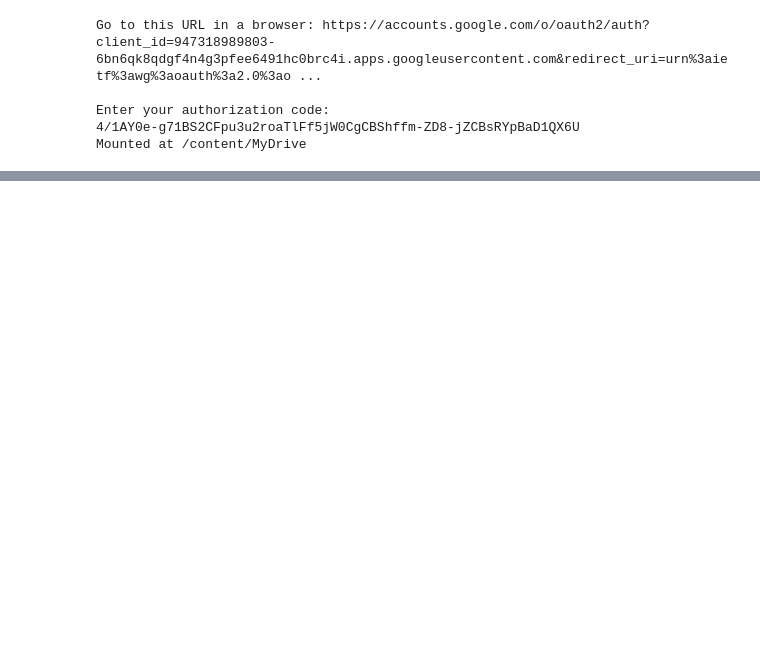
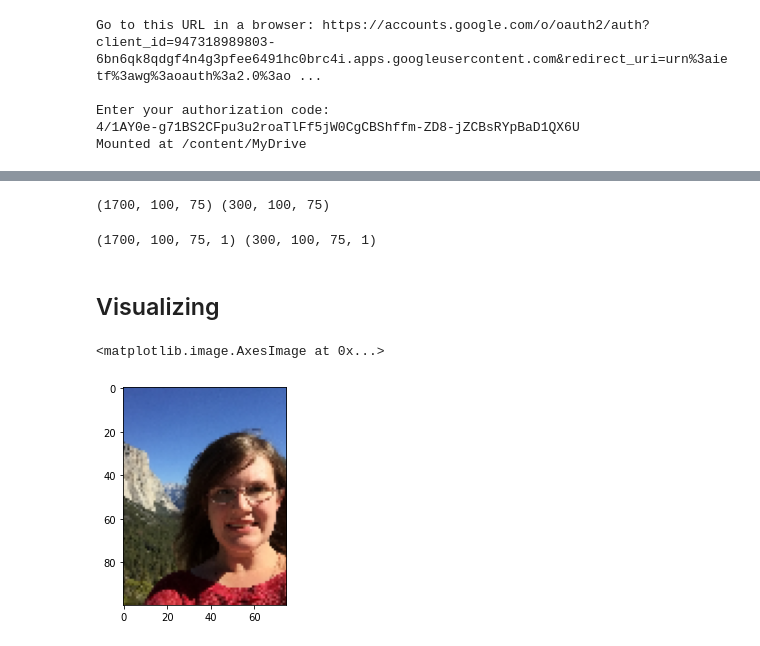
Before and after one commit to Vaycold/Python_DL, a Jupyter notebook: Image_Transformation/흑백사진을 컬러사진으로 바꾸기.ipynb, the cells around one changed output, grey strips where cells are left out. Drawn from its saved outputs; the diff is of its cells as text; code cells hidden in the pictures; blank space fills up the shorter version.

Commit message:
Visualizing

```diff
--- a/Image_Transformation/흑백사진을 컬러사진으로 바꾸기.ipynb
+++ b/Image_Transformation/흑백사진을 컬러사진으로 바꾸기.ipynb
@@ -32,0 +61,4 @@ test_images = pfcn_small['test_images']
+# %%
+print(train_gray_images.shape, test_gray_images.shape)
+# %% [output]
+(1700, 100, 75) (300, 100, 75)
@@ -32,0 +68,11 @@ test_images = pfcn_small['test_images']
+# %%
+print(train_gray_images.shape, test_gray_images.shape)
+# %% [output]
+(1700, 100, 75, 1) (300, 100, 75, 1)
+# %% [markdown]
+## Visualizing
+# %%
+plt.imshow(train_images[0])
+# %% [output]
+<matplotlib.image.AxesImage at 0x...>
+[figure, added]
```
Also changed, not shown: parts of 14 cells of this notebook.
